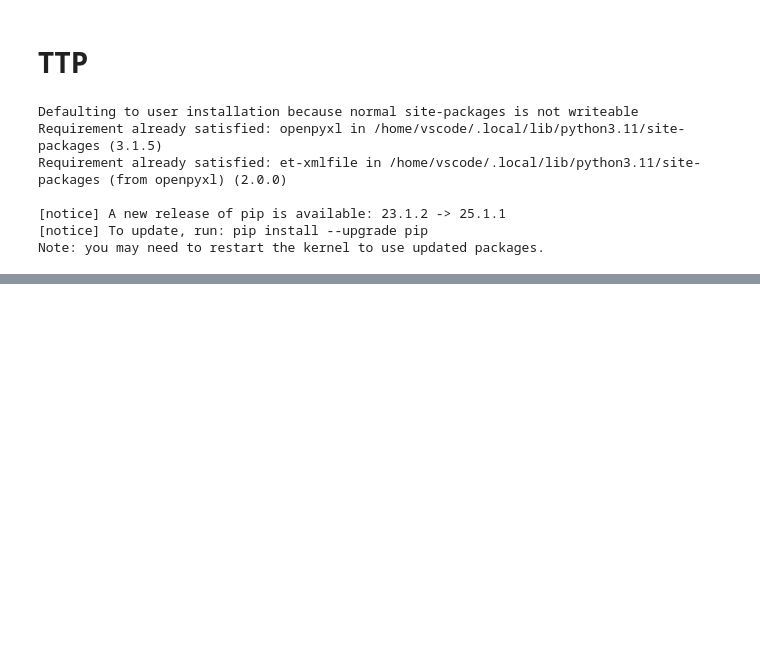
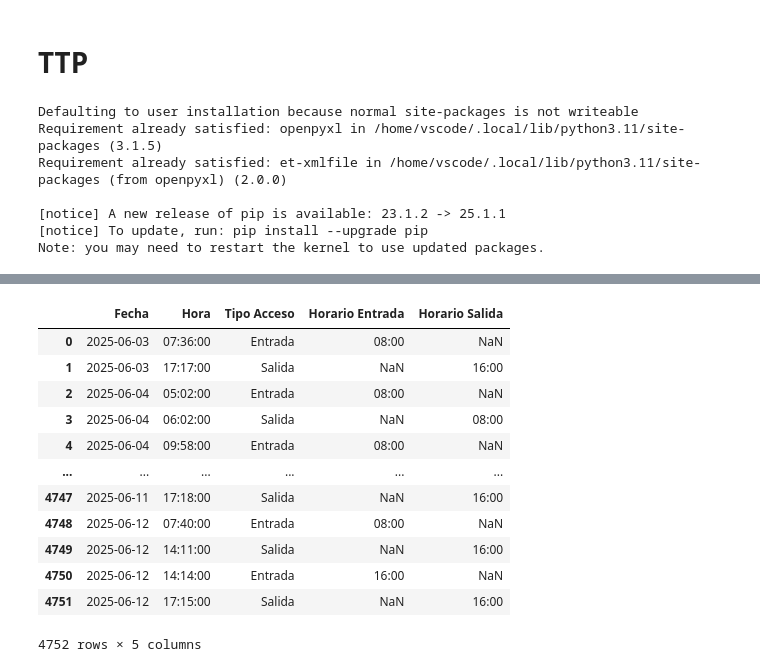
Before and after one commit to 19Juan/Analysis_People, a Jupyter notebook: src/explore.ipynb, the cells around one changed output, grey strips where cells are left out. Saved outputs shown, nothing was run; the diff lists cells and outputs as text; code cells hidden in the pictures; blank space fills up the shorter version.

```diff
--- a/src/explore.ipynb
+++ b/src/explore.ipynb
@@ -71,0 +30,45 @@ df
+# %%
+# ...existing code...
+
+# Define los horarios de referencia
+horarios = [pd.to_datetime('00:00').time(), pd.to_datetime('08:00').time(), pd.to_datetime('16:00').time()]
+
+def horario_marcado(row):
+    # Combina fecha y hora para obtener un datetime completo
+    fecha = row['Fecha'] if 'Fecha' in row else pd.Timestamp.today().date()
+    hora = row['Hora']
+    # Convierte 'hora' a objeto time si es string
+    if isinstance(hora, str):
+        hora = pd.to_datetime(hora).time()
+    dt = pd.Timestamp.combine(fecha, hora)
+    tipo = row['Tipo Acceso'].lower()
+    for h in horarios:
+        ref = pd.Timestamp.combine(fecha, h)
+        if tipo == 'entrada':
+            if ref - pd.Timedelta(hours=6) <= dt <= ref + pd.Timedelta(hours=2):
+                return h.strftime('%H:%M')
+        elif tipo == 'salida':
+            if ref - pd.Timedelta(hours=4) <= dt <= ref + pd.Timedelta(hours=4):
+                return h.strftime('%H:%M')
+    return np.nan
+
+df['Horario Entrada'] = df.apply(lambda row: horario_marcado(row) if row['Tipo Acceso'].lower() == 'entrada' else np.nan, axis=1)
+df['Horario Salida'] = df.apply(lambda row: horario_marcado(row) if row['Tipo Acceso'].lower() == 'salida' else np.nan, axis=1)
+
+# Visualiza el resultado
+df[['Fecha', 'Hora', 'Tipo Acceso', 'Horario Entrada', 'Horario Salida']]
+# ...existing code...
+# %% [output]
+|  | Fecha | Hora | Tipo Acceso | Horario Entrada | Horario Salida |
+| 0 | 2025-06-03 | 07:36:00 | Entrada | 08:00 | NaN |
+| 1 | 2025-06-03 | 17:17:00 | Salida | NaN | 16:00 |
+| 2 | 2025-06-04 | 05:02:00 | Entrada | 08:00 | NaN |
+| 3 | 2025-06-04 | 06:02:00 | Salida | NaN | 08:00 |
+| 4 | 2025-06-04 | 09:58:00 | Entrada | 08:00 | NaN |
+| ... | ... | ... | ... | ... | ... |
+| 4747 | 2025-06-11 | 17:18:00 | Salida | NaN | 16:00 |
+| 4748 | 2025-06-12 | 07:40:00 | Entrada | 08:00 | NaN |
+| 4749 | 2025-06-12 | 14:11:00 | Salida | NaN | 16:00 |
+| 4750 | 2025-06-12 | 14:14:00 | Entrada | 16:00 | NaN |
+| 4751 | 2025-06-12 | 17:15:00 | Salida | NaN | 16:00 |
+4752 rows × 5 columns
```
Also changed, not shown: parts of 3 cells of this notebook, 1 other file.
